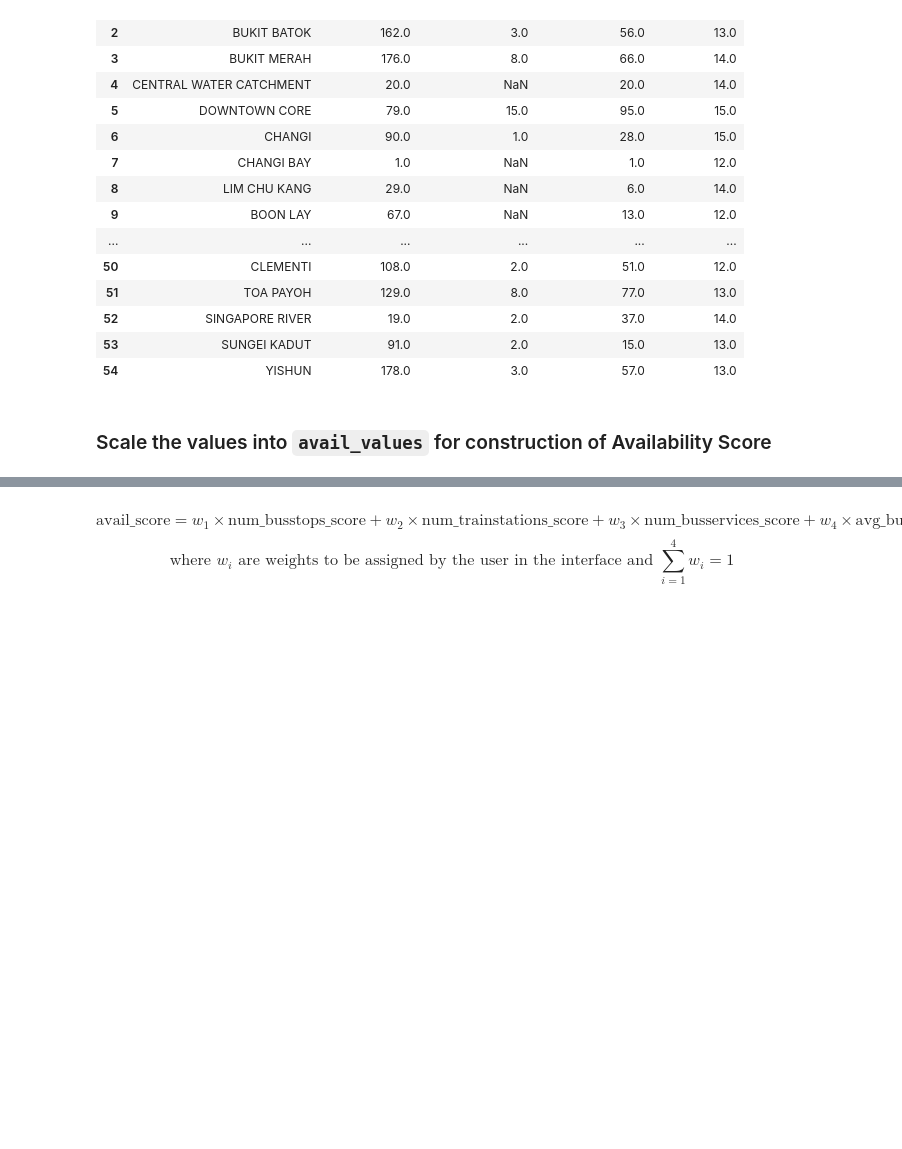
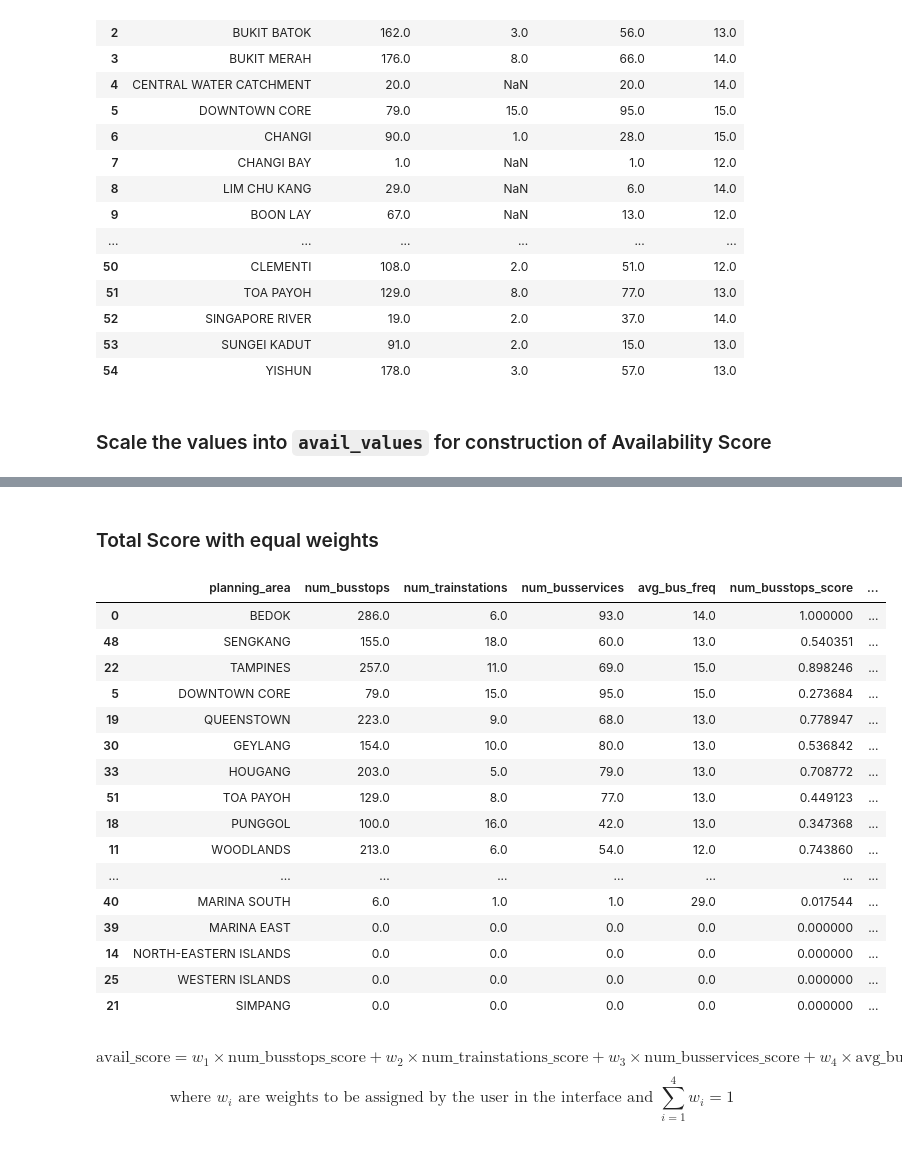
Before and after one commit to kiwi-lemongrass/DSE3101-Enhancing-Urban-Transport, a Jupyter notebook: src/backend.ipynb, the cells around one changed output, grey strips where cells are left out. Drawn from its saved outputs; the diff is of its cells as text; code cells hidden in the pictures; blank space fills up the shorter version.

```diff
--- a/src/backend.ipynb
+++ b/src/backend.ipynb
@@ -614,3 +603,28 @@ avail_with_score.head()
+# %% [markdown]
+### Total Score with equal weights
+# %%
+avail_with_score = avail_with_score.fillna(0)
+avail_with_score['total_score'] = (avail_with_score['num_busstops_score'] + avail_with_score['num_trainstations_score'] + avail_with_score['num_busservices_score'] + avail_with_score['avg_bus_freq_score']) / 4
+avail_with_score = avail_with_score.sort_values(by='total_score', ascending=False)
+avail_with_score
+# %% [output]
+|  | planning_area | num_busstops | num_trainstations | num_busservices | avg_bus_freq | num_busstops_score | ... |
+| 0 | BEDOK | 286.0 | 6.0 | 93.0 | 14.0 | 1.000000 | ... |
+| 48 | SENGKANG | 155.0 | 18.0 | 60.0 | 13.0 | 0.540351 | ... |
+| 22 | TAMPINES | 257.0 | 11.0 | 69.0 | 15.0 | 0.898246 | ... |
+| 5 | DOWNTOWN CORE | 79.0 | 15.0 | 95.0 | 15.0 | 0.273684 | ... |
+| 19 | QUEENSTOWN | 223.0 | 9.0 | 68.0 | 13.0 | 0.778947 | ... |
+| 30 | GEYLANG | 154.0 | 10.0 | 80.0 | 13.0 | 0.536842 | ... |
+| 33 | HOUGANG | 203.0 | 5.0 | 79.0 | 13.0 | 0.708772 | ... |
+| 51 | TOA PAYOH | 129.0 | 8.0 | 77.0 | 13.0 | 0.449123 | ... |
+| 18 | PUNGGOL | 100.0 | 16.0 | 42.0 | 13.0 | 0.347368 | ... |
+| 11 | WOODLANDS | 213.0 | 6.0 | 54.0 | 12.0 | 0.743860 | ... |
+| ... | ... | ... | ... | ... | ... | ... | ... |
+| 40 | MARINA SOUTH | 6.0 | 1.0 | 1.0 | 29.0 | 0.017544 | ... |
+| 39 | MARINA EAST | 0.0 | 0.0 | 0.0 | 0.0 | 0.000000 | ... |
+| 14 | NORTH-EASTERN ISLANDS | 0.0 | 0.0 | 0.0 | 0.0 | 0.000000 | ... |
+| 25 | WESTERN ISLANDS | 0.0 | 0.0 | 0.0 | 0.0 | 0.000000 | ... |
+| 21 | SIMPANG | 0.0 | 0.0 | 0.0 | 0.0 | 0.000000 | ... |
 # %%
 # save locally
 avail_with_score.to_csv('../data/avail_with_score.csv', index=False)
```
Also changed, not shown: parts of 6 cells of this notebook, 2 other files.
